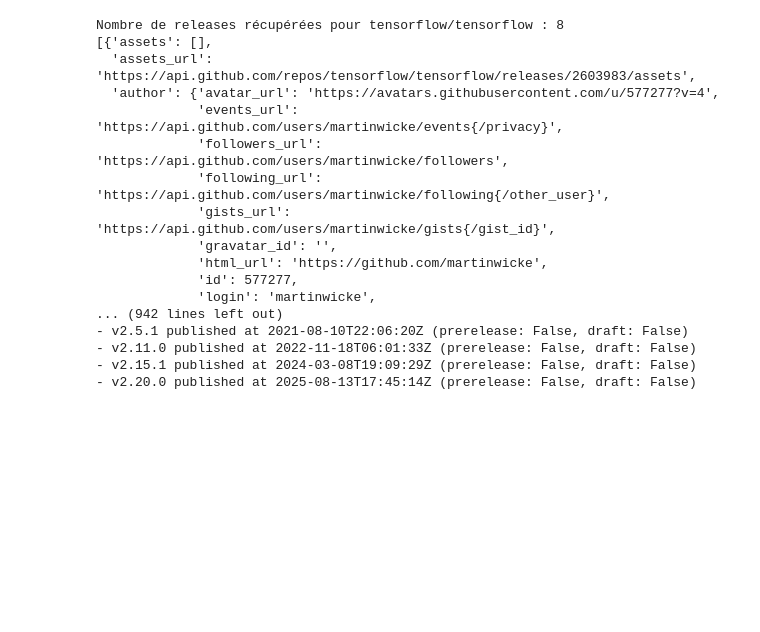
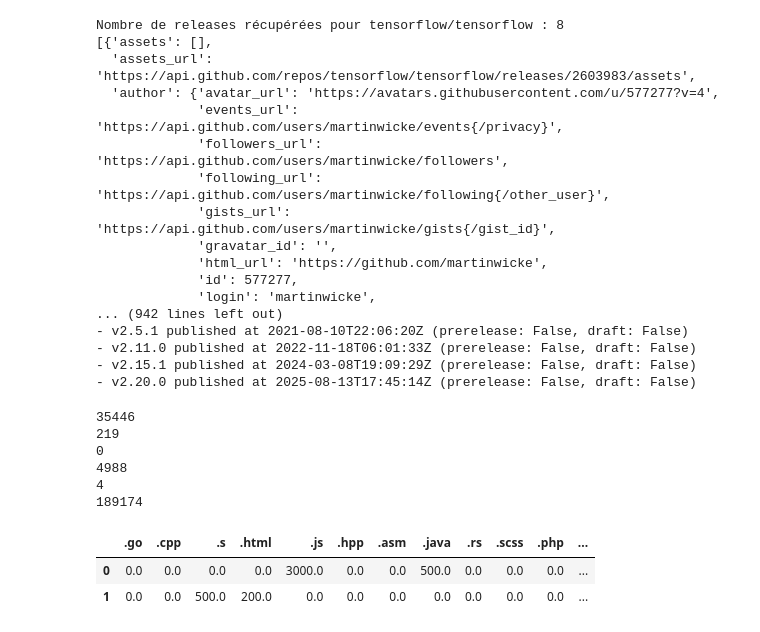
Before and after one commit to kerryghan-relot/Github-Language-Analysis, a Jupyter notebook: research/01a - Kerryghan Data Collection.ipynb, the cells around one changed output. Saved outputs shown, nothing was run; the diff lists cells and outputs as text; code cells hidden in the pictures; blank space fills up the shorter version.

```diff
--- a/research/01a - Kerryghan Data Collection.ipynb
+++ b/research/01a - Kerryghan Data Collection.ipynb
@@ -207,3 +377,69 @@ Nombre de releases récupérées pour tensorflow/tensorflow : 8
 - v2.11.0 published at 2022-11-18T06:01:33Z (prerelease: False, draft: False)
 - v2.15.1 published at 2024-03-08T19:09:29Z (prerelease: False, draft: False)
 - v2.20.0 published at 2025-08-13T17:45:14Z (prerelease: False, draft: False)
+# %%
+from datetime import date
+
+# Cette classe existe déjà dans le notebook 01b - Data storage.ipynb (c'est juste un copier-coller).
+@dataclass
+class RepositorySummary:
+    name: str
+    file_counts: int
+    release_count: int
+    size: int
+    stars: int
+    forks: int
+    contributor_count: int
+    created_at: date  # Nouvelle colonne
+    updated_at: date  # Nouvelle colonne
+    # Activité
+    total_commits: int
+    topics: list  # Changer de int à list pour stocker les topics
+
+REPOSITORY_FEATURES = [
+        "name", "file_counts", "release_count", "size", "stars", "forks",
+        "contributor_count", "created_at", "updated_at",
+        "total_commits","topics"
+    ]
+
+from time import time, sleep
+
+
+# Tests
+repo = client.get_repository("tensorflow", "tensorflow")
+print(client.get_file_count_from_tree(owner="tensorflow", repo_name="tensorflow", default_branch=repo["default_branch"])) # = 35431
+print(client.get_release_count("tensorflow", "tensorflow")) # = 219
+print(client.get_release_count("romeokienzler", "TensorFlow")) # = 0
+print(client.get_contributor_count("tensorflow", "tensorflow")) # = 4985
+print(client.get_contributor_count("romeokienzler", "TensorFlow")) # = 4
+print(client.get_commit_count("tensorflow", "tensorflow")) # 189091
+# %% [output]
+35446
+219
+0
+4988
+4
+189174
+# %%
+
+from collections import defaultdict
+
+
+SL = {
+    ".js", ".html", ".css", ".java", ".py", ".cpp", ".rb", ".php", ".go", ".rs",
+    ".vue", ".scss", ".cc", ".hpp", ".asm", ".s"
+}
+
+df_test = pd.DataFrame(columns=list(SL))
+a = defaultdict(int, {".py": 1500, ".js": 3000, ".java": 500})
+
+#self._df.loc[len(self._df)] = pd.Series(stats.__dict__)
+df_test.loc[len(df_test)] = a
+df_test.loc[len(df_test)] = {".vue": 1500, ".cc": 20, ".s": 500, ".html": 200, "": 300, ".tt": 1000}
+
+df_test.fillna(0, inplace=True)
+df_test
+# %% [output]
+|  | .go | .cpp | .s | .html | .js | .hpp | .asm | .java | .rs | .scss | .php | ... |
+| 0 | 0.0 | 0.0 | 0.0 | 0.0 | 3000.0 | 0.0 | 0.0 | 500.0 | 0.0 | 0.0 | 0.0 | ... |
+| 1 | 0.0 | 0.0 | 500.0 | 200.0 | 0.0 | 0.0 | 0.0 | 0.0 | 0.0 | 0.0 | 0.0 | ... |
```
Also changed, not shown: parts of 7 cells of this notebook, 8 other files.
